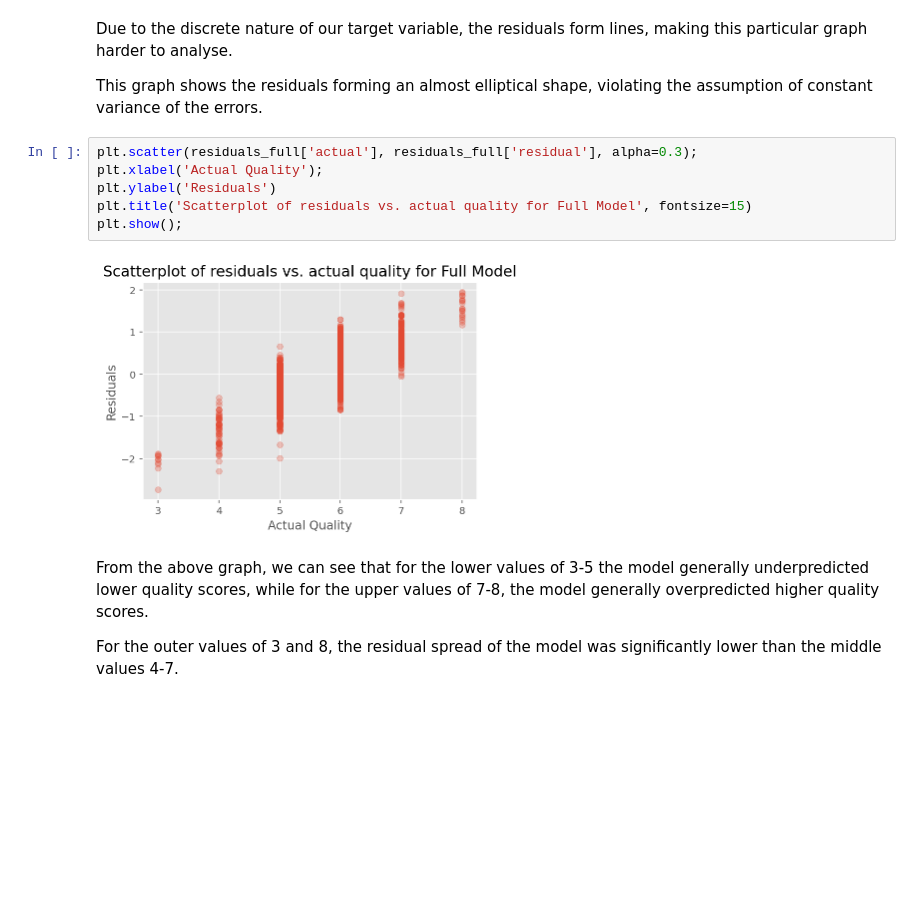
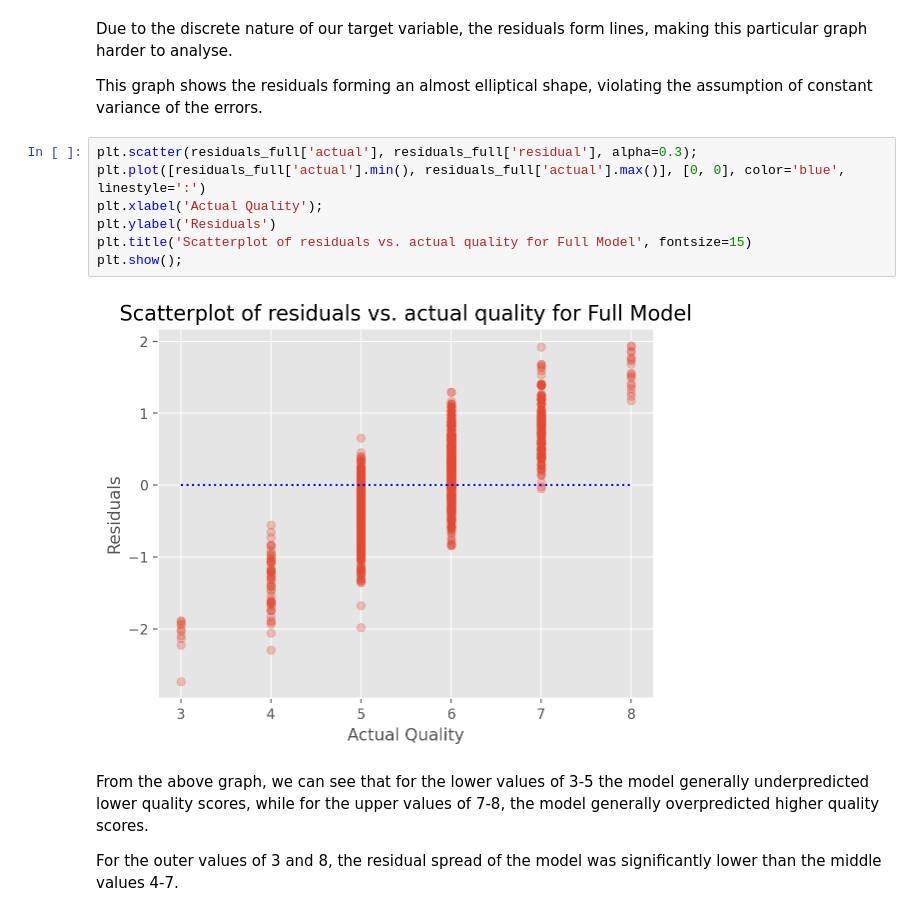
Before and after one commit to Michael-s3943224/MATH2412-Assignment, a Jupyter notebook: Phase2_Group21.ipynb, the cells around one changed output. Cells and saved outputs as stored; diff of their text form; blank space fills up the shorter version.

```diff
--- a/Phase2_Group21.ipynb
+++ b/Phase2_Group21.ipynb
@@ -202,12 +227,13 @@ Due to the discrete nature of our target variable, the residuals form lines, mak
 This graph shows the residuals forming an almost elliptical shape, violating the assumption of constant variance of the errors.
 # %%
 plt.scatter(residuals_full['actual'], residuals_full['residual'], alpha=0.3);
+plt.plot([residuals_full['actual'].min(), residuals_full['actual'].max()], [0, 0], color='blue', linestyle=':')
 plt.xlabel('Actual Quality');
 plt.ylabel('Residuals')
 plt.title('Scatterplot of residuals vs. actual quality for Full Model', fontsize=15)
 plt.show();
 # %% [output]
-[figure, old version]
+[figure, new version]
 # %% [markdown]
 From the above graph, we can see that for the lower values of 3-5 the model generally underpredicted lower quality scores, while for the upper values of 7-8, the model generally overpredicted higher quality scores.
 
```
Also changed, not shown: parts of 21 cells of this notebook, 1 other file.
